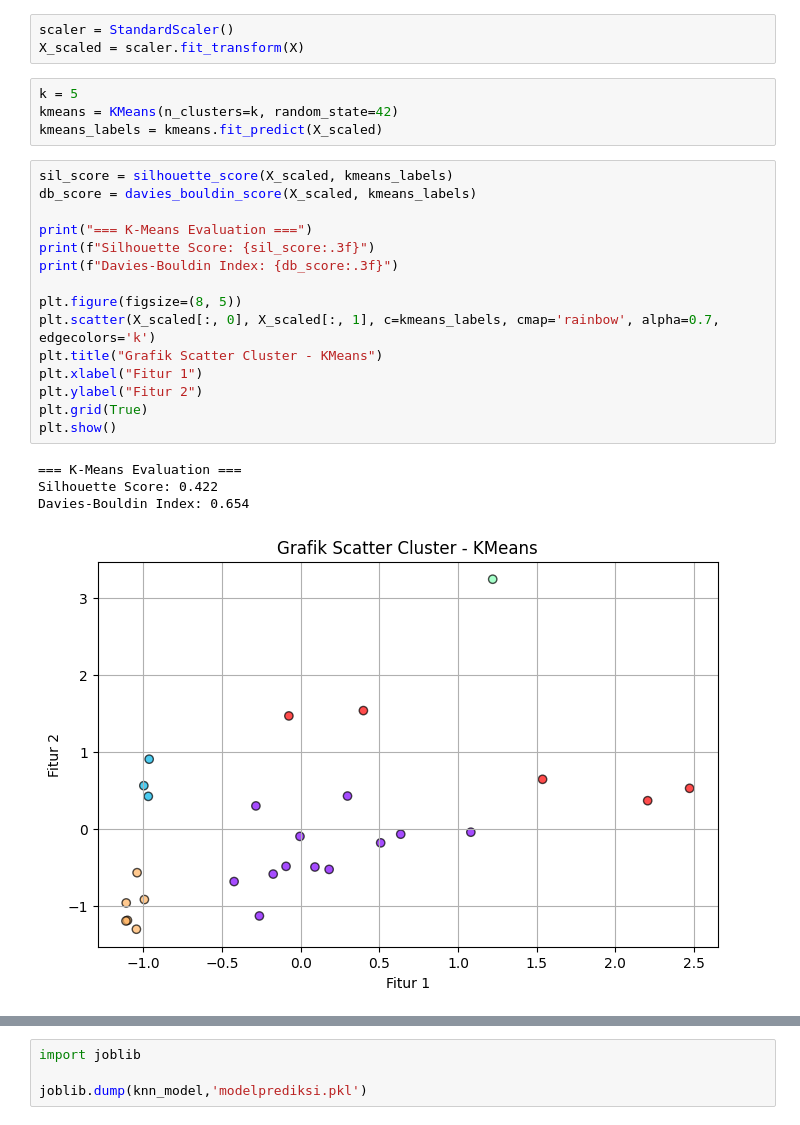
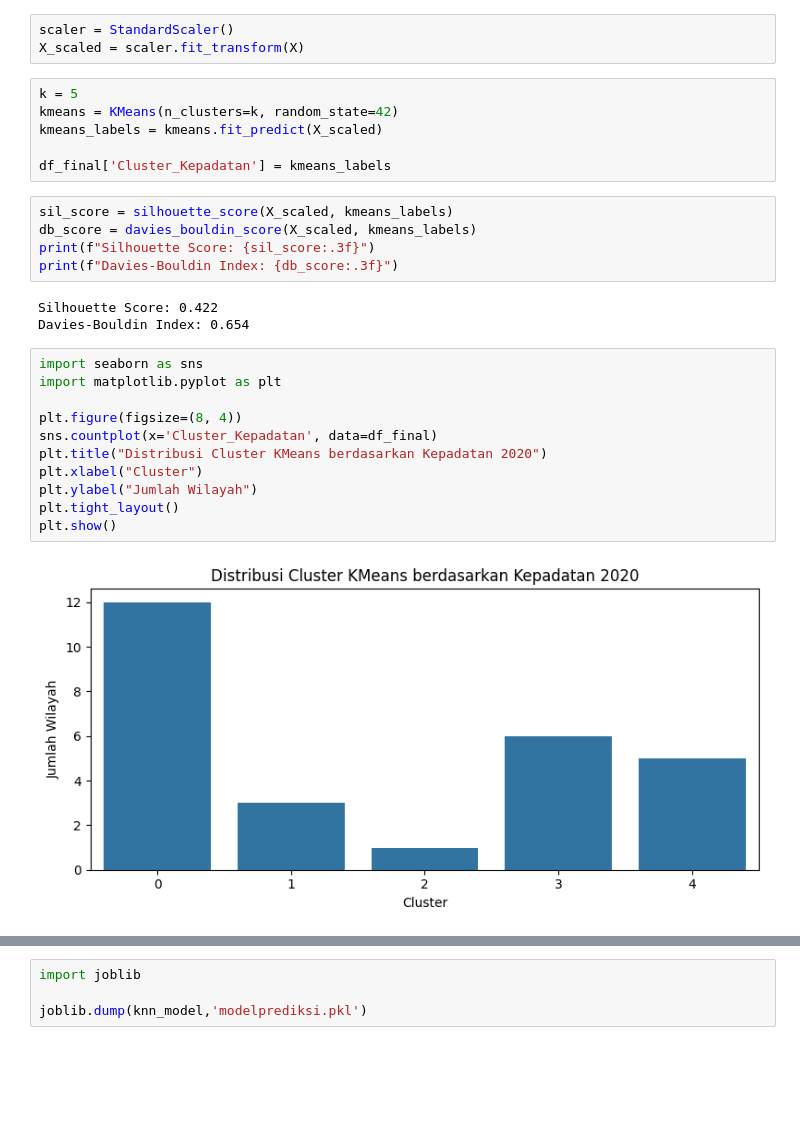
Before and after one commit to rapiscode/Tubes_DATMIN, a Jupyter notebook: TUBES_DATMIN.ipynb, the cells around one changed output, grey strips where cells are left out. Saved outputs shown, nothing was run; the diff lists cells and outputs as text; blank space fills up the shorter version.

```diff
--- a/TUBES_DATMIN.ipynb
+++ b/TUBES_DATMIN.ipynb
@@ -141,23 +144,26 @@ X_scaled = scaler.fit_transform(X)
 k = 5
 kmeans = KMeans(n_clusters=k, random_state=42)
 kmeans_labels = kmeans.fit_predict(X_scaled)
+
+df_final['Cluster_Kepadatan'] = kmeans_labels
 # %%
 sil_score = silhouette_score(X_scaled, kmeans_labels)
 db_score = davies_bouldin_score(X_scaled, kmeans_labels)
-
-print("=== K-Means Evaluation ===")
 print(f"Silhouette Score: {sil_score:.3f}")
 print(f"Davies-Bouldin Index: {db_score:.3f}")
-
-plt.figure(figsize=(8, 5))
-plt.scatter(X_scaled[:, 0], X_scaled[:, 1], c=kmeans_labels, cmap='rainbow', alpha=0.7, edgecolors='k')
-plt.title("Grafik Scatter Cluster - KMeans")
-plt.xlabel("Fitur 1")
-plt.ylabel("Fitur 2")
-plt.grid(True)
-plt.show()
 # %% [output]
-=== K-Means Evaluation ===
 Silhouette Score: 0.422
 Davies-Bouldin Index: 0.654
-[figure, removed]
+# %%
+import seaborn as sns
+import matplotlib.pyplot as plt
+
+plt.figure(figsize=(8, 4))
+sns.countplot(x='Cluster_Kepadatan', data=df_final)
+plt.title("Distribusi Cluster KMeans berdasarkan Kepadatan 2020")
+plt.xlabel("Cluster")
+plt.ylabel("Jumlah Wilayah")
+plt.tight_layout()
+plt.show()
+# %% [output]
+[figure, added]
```
Also changed, not shown: parts of 6 cells of this notebook, 1 other file.
